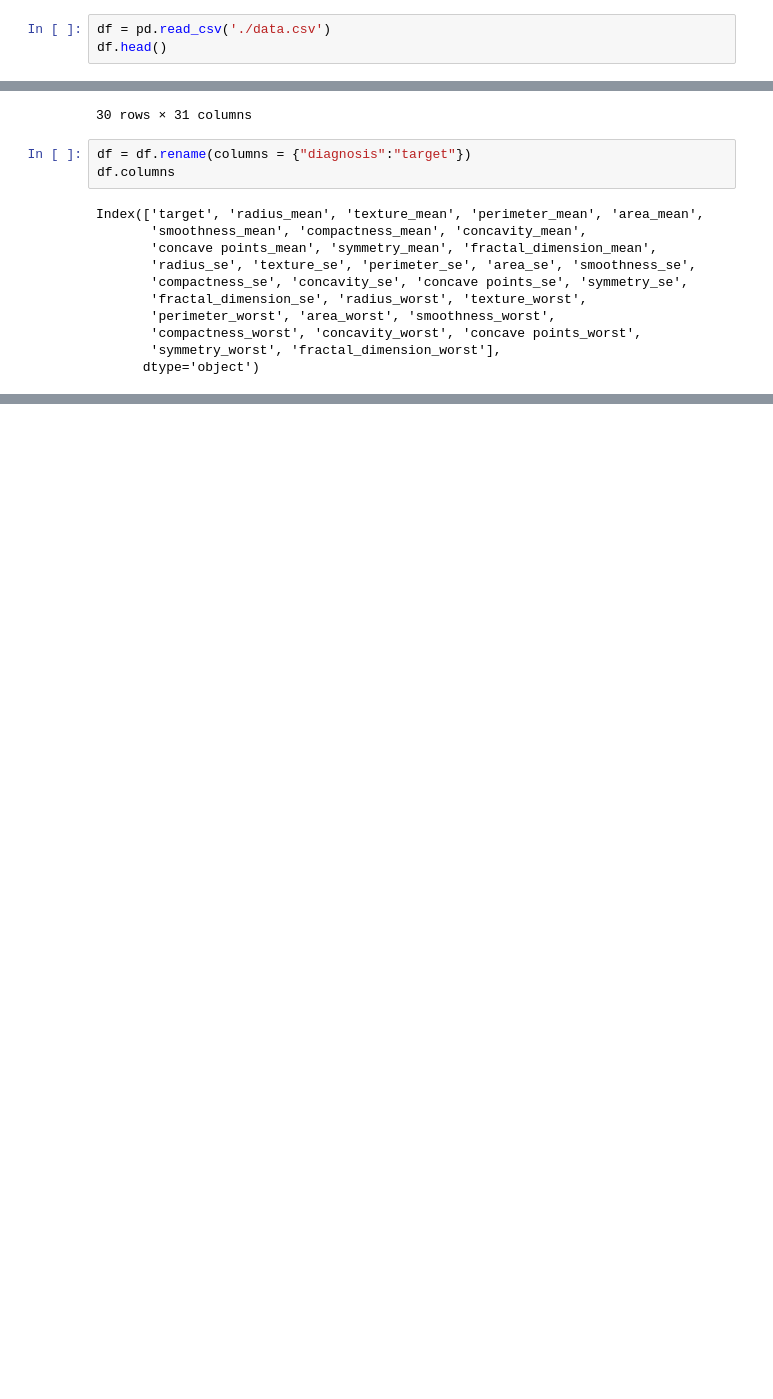
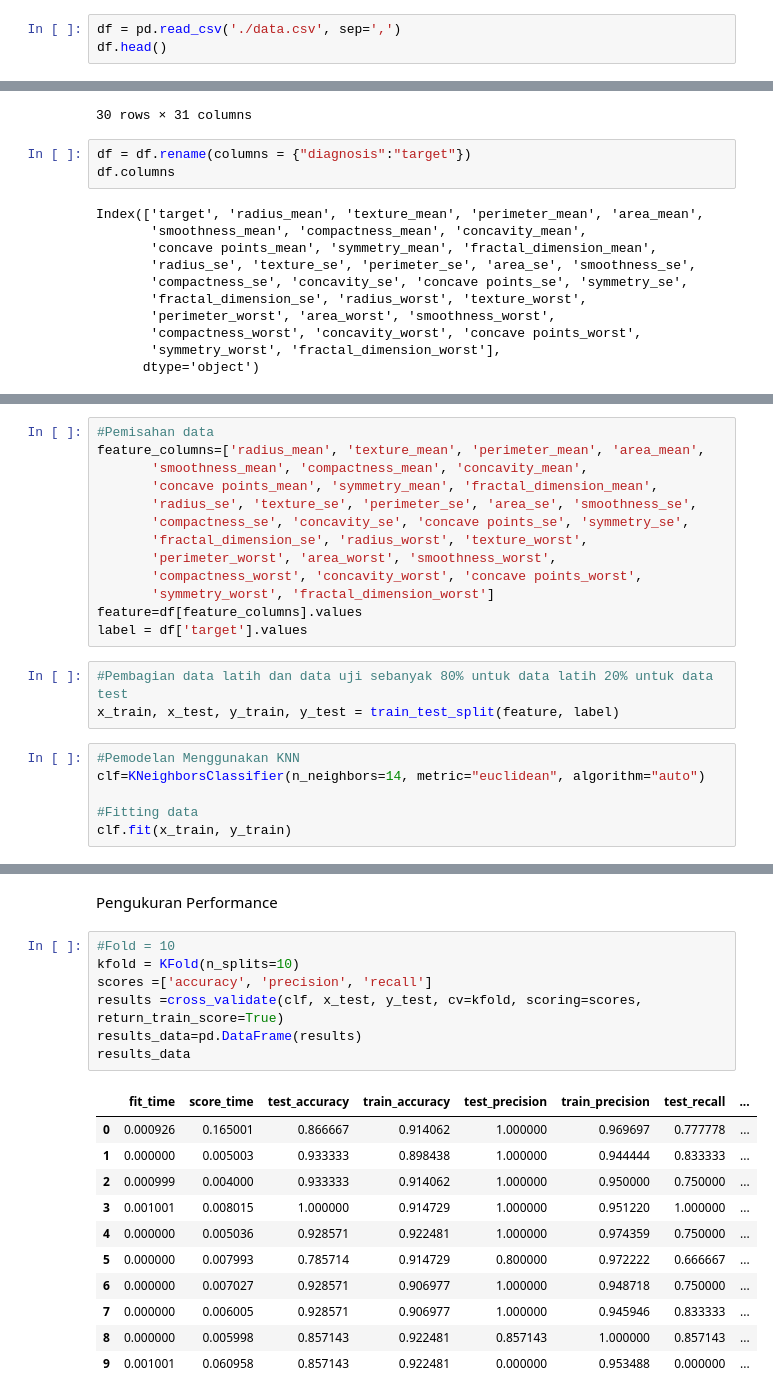
Before and after one commit to ifs19017/Clustering-PM, a Jupyter notebook: App Project/MachineLearning.ipynb, the cells around one changed output, grey strips where cells are left out. Cells and saved outputs as stored; diff of their text form; blank space fills up the shorter version.

```diff
--- a/App Project/MachineLearning.ipynb
+++ b/App Project/MachineLearning.ipynb
@@ -8,5 +9,5 @@ from sklearn.model_selection import GridSearchCV
 # %%
-df = pd.read_csv('./data.csv')
+df = pd.read_csv('./data.csv', sep=',')
 df.head()
 # %% [output]
 |  | id | diagnosis | radius_mean | texture_mean | perimeter_mean | area_mean | smoothness_mean | ... |
@@ -114,0 +82,22 @@ round(accuracy_score(y_test,y_pred),3)
+# %%
+#Pemisahan data
+feature_columns=['radius_mean', 'texture_mean', 'perimeter_mean', 'area_mean',
+       'smoothness_mean', 'compactness_mean', 'concavity_mean',
+       'concave points_mean', 'symmetry_mean', 'fractal_dimension_mean',
+       'radius_se', 'texture_se', 'perimeter_se', 'area_se', 'smoothness_se',
+       'compactness_se', 'concavity_se', 'concave points_se', 'symmetry_se',
+       'fractal_dimension_se', 'radius_worst', 'texture_worst',
+       'perimeter_worst', 'area_worst', 'smoothness_worst',
+       'compactness_worst', 'concavity_worst', 'concave points_worst',
+       'symmetry_worst', 'fractal_dimension_worst']
+feature=df[feature_columns].values
+label = df['target'].values
+# %%
+#Pembagian data latih dan data uji sebanyak 80% untuk data latih 20% untuk data test
+x_train, x_test, y_train, y_test = train_test_split(feature, label)
+# %%
+#Pemodelan Menggunakan KNN
+clf=KNeighborsClassifier(n_neighbors=14, metric="euclidean", algorithm="auto")
+
+#Fitting data
+clf.fit(x_train, y_train)
@@ -114,0 +141,21 @@ round(accuracy_score(y_test,y_pred),3)
+# %% [markdown]
+Pengukuran Performance
+# %%
+#Fold = 10
+kfold = KFold(n_splits=10)
+scores =['accuracy', 'precision', 'recall']
+results =cross_validate(clf, x_test, y_test, cv=kfold, scoring=scores, return_train_score=True)
+results_data=pd.DataFrame(results)
+results_data
+# %% [output]
+|  | fit_time | score_time | test_accuracy | train_accuracy | test_precision | train_precision | test_recall | ... |
+| 0 | 0.000926 | 0.165001 | 0.866667 | 0.914062 | 1.000000 | 0.969697 | 0.777778 | ... |
+| 1 | 0.000000 | 0.005003 | 0.933333 | 0.898438 | 1.000000 | 0.944444 | 0.833333 | ... |
+| 2 | 0.000999 | 0.004000 | 0.933333 | 0.914062 | 1.000000 | 0.950000 | 0.750000 | ... |
+| 3 | 0.001001 | 0.008015 | 1.000000 | 0.914729 | 1.000000 | 0.951220 | 1.000000 | ... |
+| 4 | 0.000000 | 0.005036 | 0.928571 | 0.922481 | 1.000000 | 0.974359 | 0.750000 | ... |
+| 5 | 0.000000 | 0.007993 | 0.785714 | 0.914729 | 0.800000 | 0.972222 | 0.666667 | ... |
+| 6 | 0.000000 | 0.007027 | 0.928571 | 0.906977 | 1.000000 | 0.948718 | 0.750000 | ... |
+| 7 | 0.000000 | 0.006005 | 0.928571 | 0.906977 | 1.000000 | 0.945946 | 0.833333 | ... |
+| 8 | 0.000000 | 0.005998 | 0.857143 | 0.922481 | 0.857143 | 1.000000 | 0.857143 | ... |
+| 9 | 0.001001 | 0.060958 | 0.857143 | 0.922481 | 0.000000 | 0.953488 | 0.000000 | ... |
```
Also changed, not shown: parts of 16 cells of this notebook, 3 other files.
